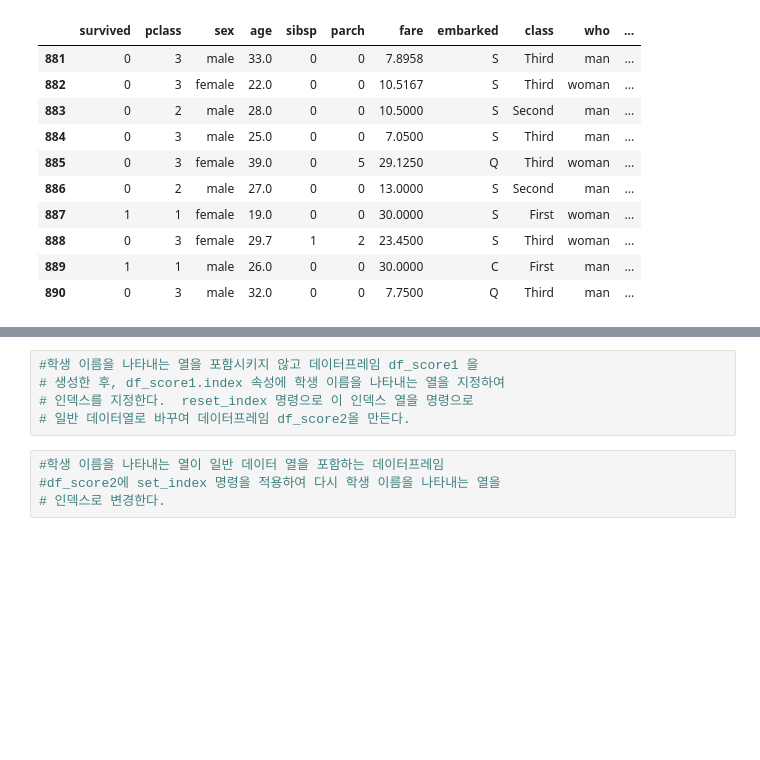
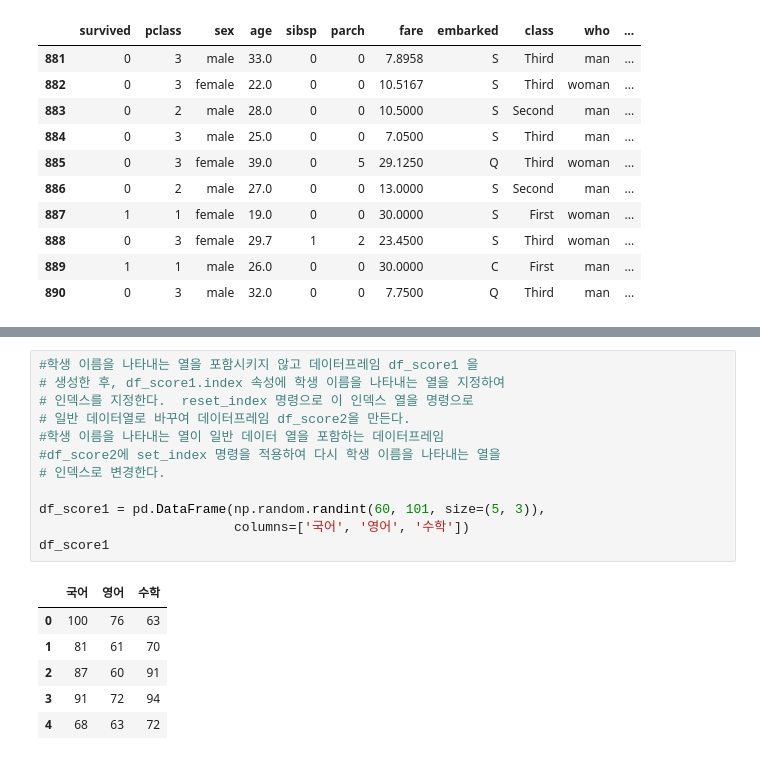
Before and after one commit to njy622/DataAnalysis-2023.09, a Jupyter notebook: 02.Pandas/05-2. 연습문제풀이.ipynb, the cells around one changed output, grey strips where cells are left out. Drawn from its saved outputs; the diff is of its cells as text; blank space fills up the shorter version.

```diff
--- a/02.Pandas/05-2. 연습문제풀이.ipynb
+++ b/02.Pandas/05-2. 연습문제풀이.ipynb
@@ -88,9 +88,19 @@ titanic.tail(10)
 # %%
 #학생 이름을 나타내는 열을 포함시키지 않고 데이터프레임 df_score1 을
 # 생성한 후, df_score1.index 속성에 학생 이름을 나타내는 열을 지정하여
 # 인덱스를 지정한다.  reset_index 명령으로 이 인덱스 열을 명령으로
 # 일반 데이터열로 바꾸여 데이터프레임 df_score2을 만든다.
+#학생 이름을 나타내는 열이 일반 데이터 열을 포함하는 데이터프레임
+#df_score2에 set_index 명령을 적용하여 다시 학생 이름을 나타내는 열을
+# 인덱스로 변경한다.
+
+df_score1 = pd.DataFrame(np.random.randint(60, 101, size=(5, 3)),
+                         columns=['국어', '영어', '수학'])
+df_score1
+# %% [output]
+|  | 국어 | 영어 | 수학 |
+| 0 | 100 | 76 | 63 |
+| 1 | 81 | 61 | 70 |
+| 2 | 87 | 60 | 91 |
+| 3 | 91 | 72 | 94 |
+| 4 | 68 | 63 | 72 |
-# %%
-#학생 이름을 나타내는 열이 일반 데이터 열을 포함하는 데이터프레임
-#df_score2에 set_index 명령을 적용하여 다시 학생 이름을 나타내는 열을
-# 인덱스로 변경한다.
```
Also changed, not shown: parts of 3 cells of this notebook.
